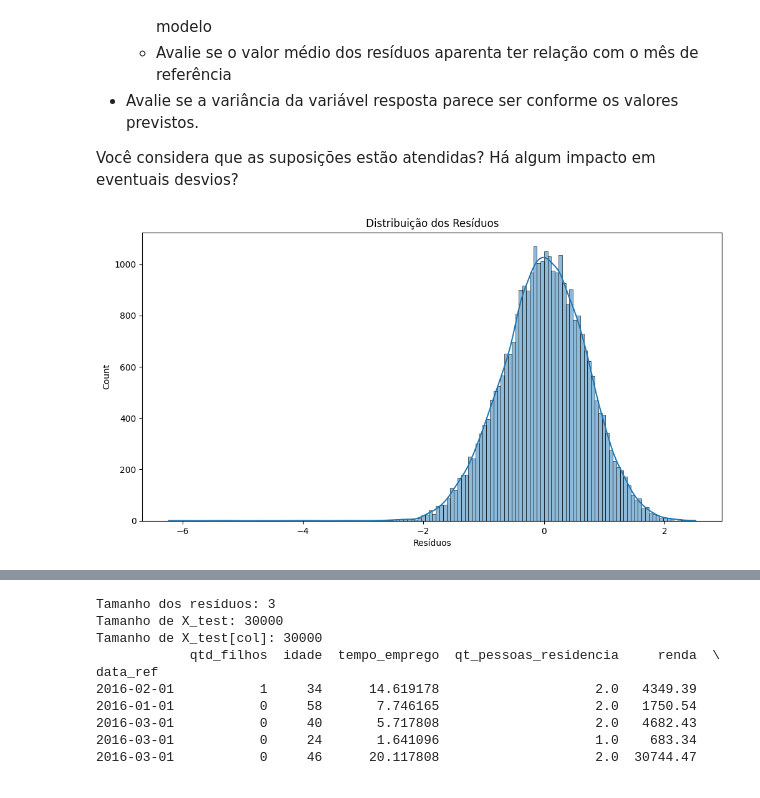
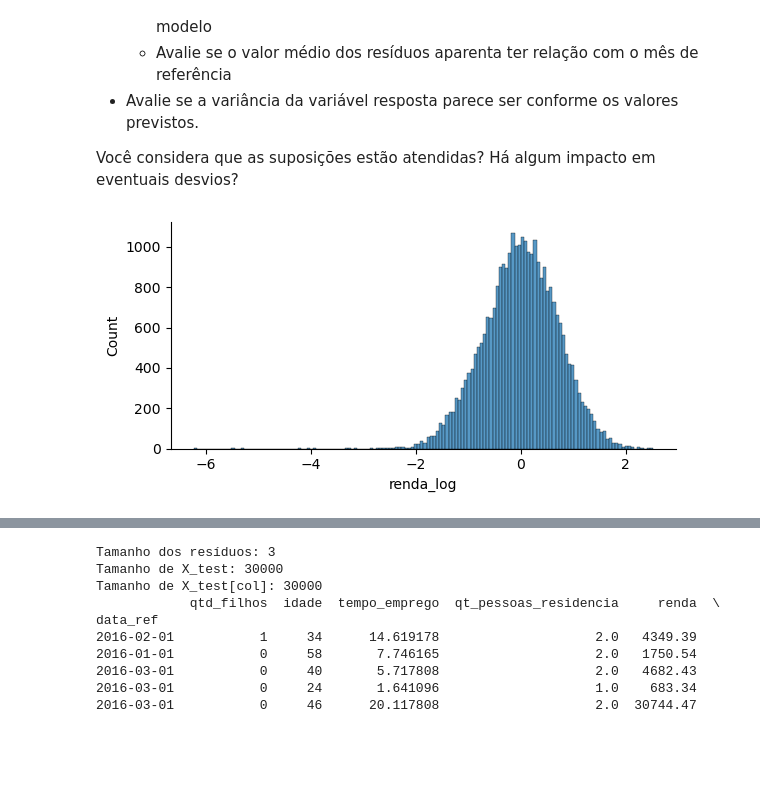
Before and after one commit to Jefersonfranca/EBAC_Curso_Cientista_de_Dados, a Jupyter notebook: Modulo 35 Regressão IV/Exercicio/ProfCientistaDados m35_supportamaterial_exercise01.ipynb, the cells around one changed output, grey strips where cells are left out. Cells and saved outputs as stored; diff of their text form; code cells hidden in the pictures; blank space fills up the shorter version.

```diff
--- a/Modulo 35 Regressão IV/Exercicio/ProfCientistaDados m35_supportamaterial_exercise01.ipynb
+++ b/Modulo 35 Regressão IV/Exercicio/ProfCientistaDados m35_supportamaterial_exercise01.ipynb
@@ -288,16 +283,12 @@ Você considera que as suposições estão atendidas? Há algum impacto em event
 # %%
 # Verificando se os dados tem distribuição normal
 # Calcular os resíduos
 residuals = y_test - y_pred
 
-# Histograma dos resíduos
-plt.figure(figsize=(12, 6))
-sns.histplot(residuals, kde=True)
-plt.xlabel('Resíduos')
-plt.title('Distribuição dos Resíduos')
-plt.show()
+# Verificando se os dados tem distribuição normal Histograma dos resíduos
+sns.displot(residuals, height=3, aspect=2);
 # %% [output]
-[figure, old version]
+[figure, new version]
 # %%
 # Gráfico Q-Q
 plt.figure(figsize=(12, 6))
```
Also changed, not shown: parts of 26 cells of this notebook.
